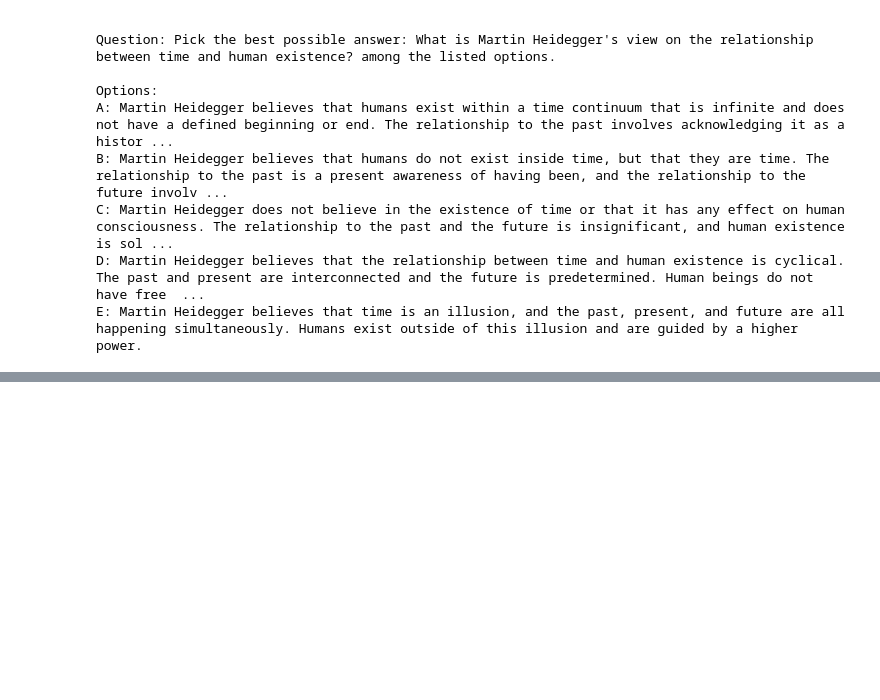
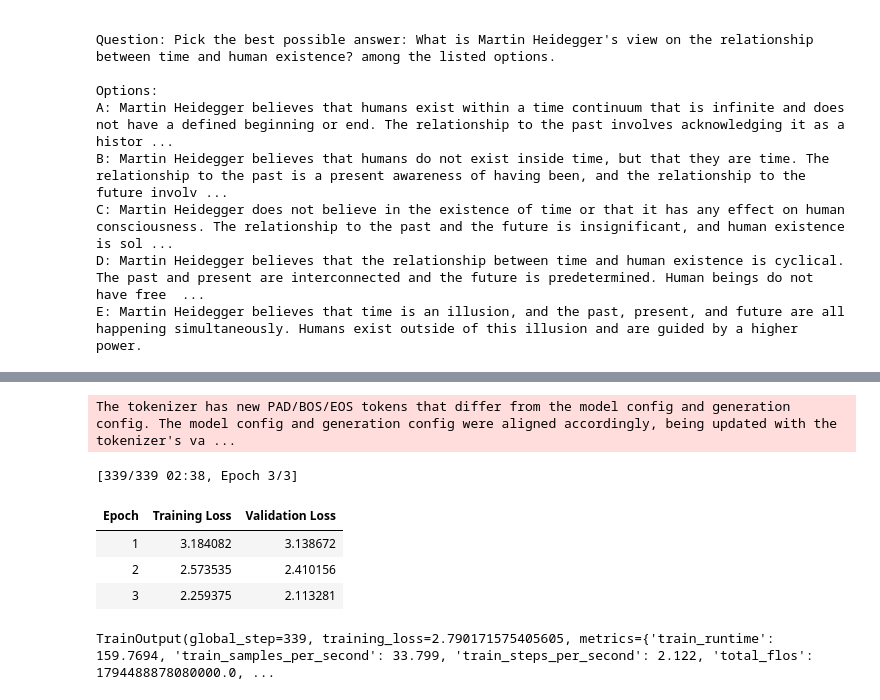
Before and after one commit to 22f2000691/dlgenai-t22026, a Jupyter notebook: DL-22f2000691-notebook-t22026.ipynb, the cells around one changed output, grey strips where cells are left out. Drawn from its saved outputs; the diff is of its cells as text; code cells hidden in the pictures; blank space fills up the shorter version.

```diff
--- a/DL-22f2000691-notebook-t22026.ipynb
+++ b/DL-22f2000691-notebook-t22026.ipynb
@@ -471,0 +663,10 @@ E: Martin Heidegger believes that time is an illusion, and the past, present, an
+# %%
+trainer.train()
+# %% [output]
+The tokenizer has new PAD/BOS/EOS tokens that differ from the model config and generation config. The model config and generation config were aligned accordingly, being updated with the tokenizer's va ...
+[339/339 02:38, Epoch 3/3]
+| Epoch | Training Loss | Validation Loss |
+| 1 | 3.184082 | 3.138672 |
+| 2 | 2.573535 | 2.410156 |
+| 3 | 2.259375 | 2.113281 |
+TrainOutput(global_step=339, training_loss=2.790171575405605, metrics={'train_runtime': 159.7694, 'train_samples_per_second': 33.799, 'train_steps_per_second': 2.122, 'total_flos': 1794488878080000.0, ...
```
Also changed, not shown: parts of 10 cells of this notebook.
